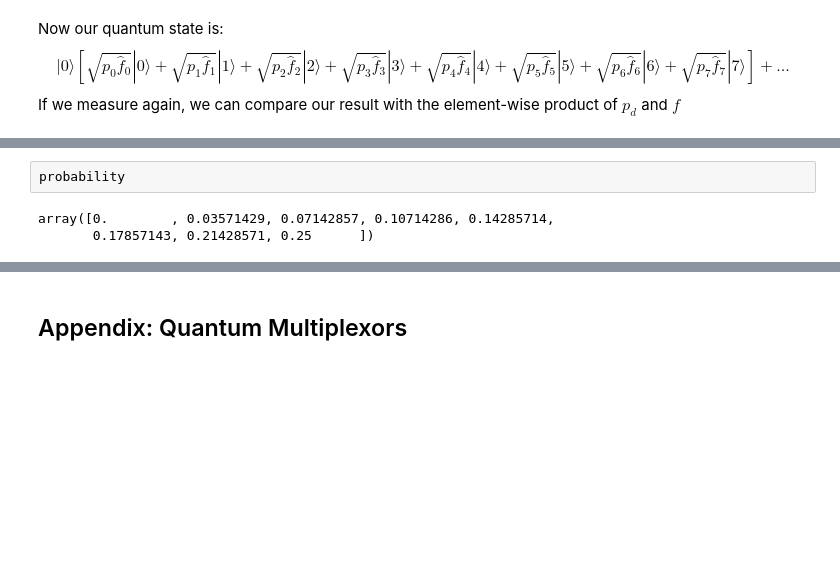
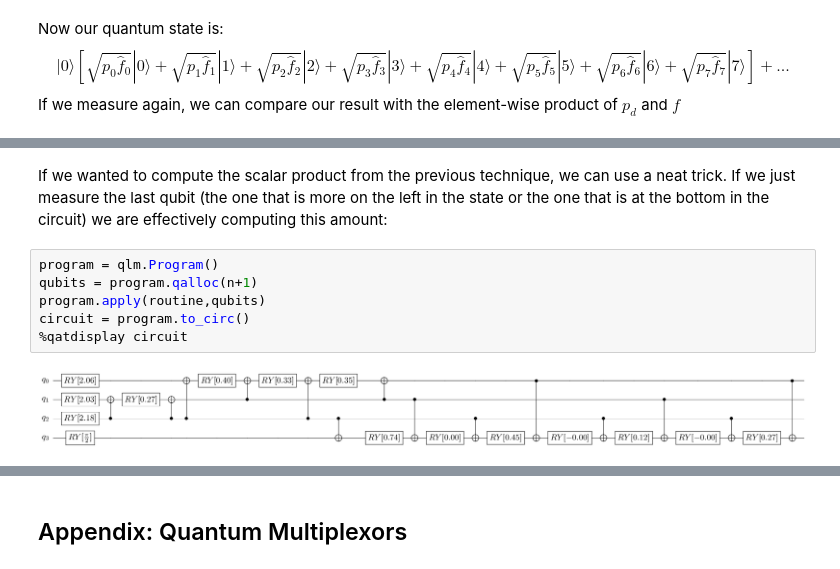
Before and after one commit to albertomanzano/QuantumComputing, a Jupyter notebook: notebooks/data_loading_module_use.ipynb, the cells around one changed output, grey strips where cells are left out. Drawn from its saved outputs; the diff is of its cells as text; blank space fills up the shorter version.

```diff
--- a/notebooks/data_loading_module_use.ipynb
+++ b/notebooks/data_loading_module_use.ipynb
@@ -193,6 +196,11 @@ print("Classical result: ",probability*f)
  1.28571429 1.75      ]
-# %%
-probability
-# %% [output]
-array([0.        , 0.03571429, 0.07142857, 0.10714286, 0.14285714,
-       0.17857143, 0.21428571, 0.25      ])
+# %% [markdown]
+If we wanted to compute the scalar product from the previous technique, we can use a neat trick. If we just measure the last qubit (the one that is more on the left in the state or the one that is at the bottom in the circuit) we are effectively computing this amount:
+# %%
+program = qlm.Program()
+qubits = program.qalloc(n+1)
+program.apply(routine,qubits)
+circuit = program.to_circ()
+%qatdisplay circuit
+# %% [output]
+[figure, added]
```
Also changed, not shown: parts of 19 cells of this notebook.
